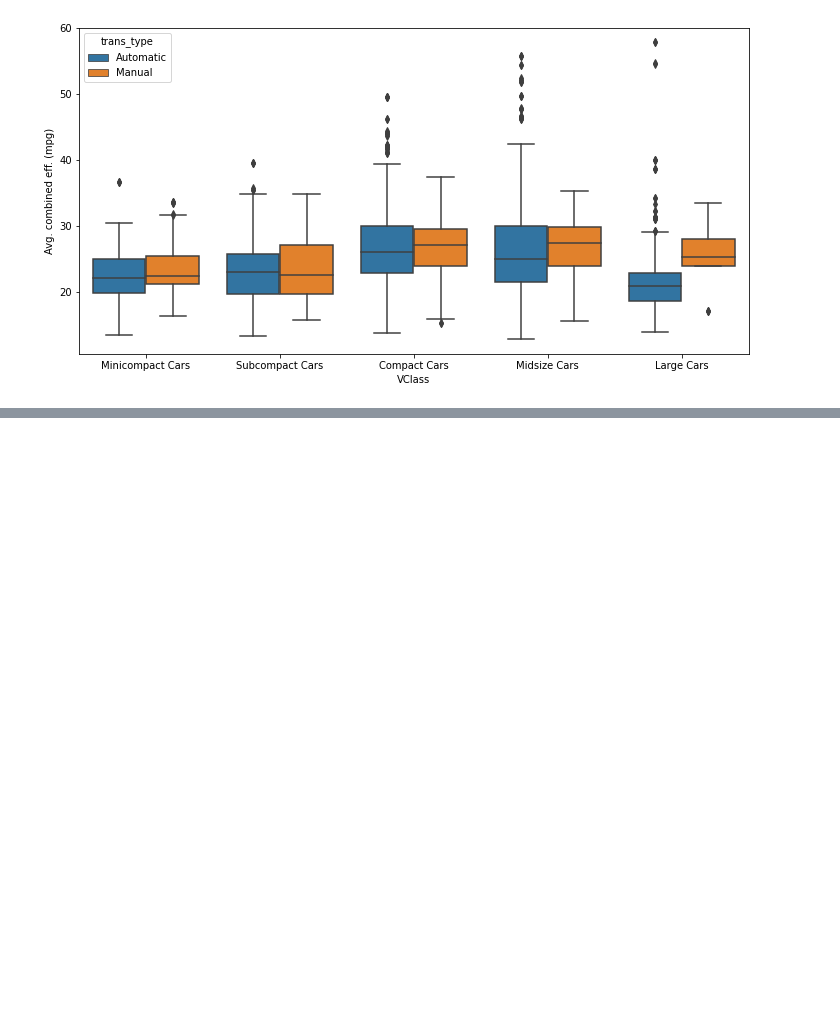
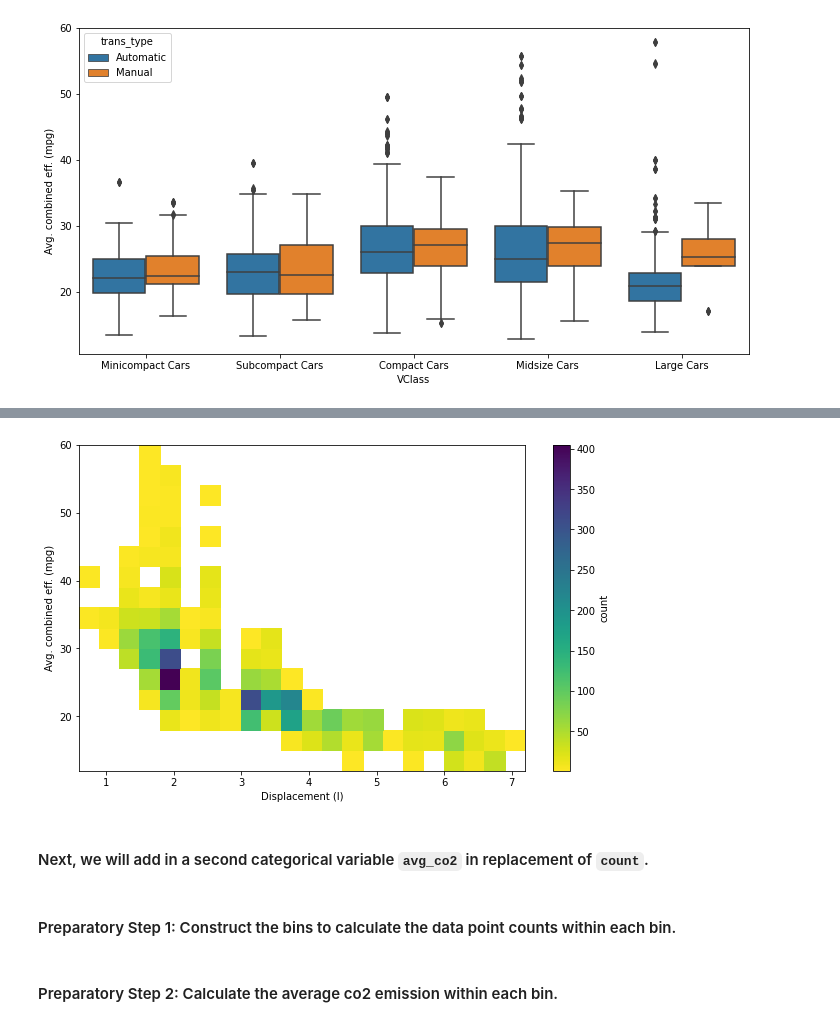
Before and after one commit to Alex-YuZ/Data-Visualization, a Jupyter notebook: Faceting.ipynb, the cells around one changed output, grey strips where cells are left out. Drawn from its saved outputs; the diff is of its cells as text; code cells hidden in the pictures; blank space fills up the shorter version.

Commit message:
feat: Add multivaraite examples of heatmap

```diff
--- a/Faceting.ipynb
+++ b/Faceting.ipynb
@@ -387,0 +404,20 @@ plt.ylabel('Avg. combined eff. (mpg)');
+# %%
+plt.figure(figsize=(10, 6))
+
+bins_x = np.arange(.6, 7+.3, .3)
+bins_y = np.arange(12, 58+3, 3)
+
+plt.hist2d(data=fuel_econ, x='displ', y='comb', cmap='viridis_r', cmin=0.1, bins=[bins_x, bins_y]);
+
+plt.xlabel('Displacement (l)')
+plt.ylabel('Avg. combined eff. (mpg)')
+
+plt.colorbar(label='count');
+# %% [output]
+[figure, added]
+# %% [markdown]
+#### Next, we will add in a second categorical variable `avg_co2` in replacement of `count`.
+# %% [markdown]
+#### Preparatory Step 1: Construct the bins to calculate the data point counts  within each bin.
+# %% [markdown]
+#### Preparatory Step 2: Calculate the average co2 emission  within each bin.
```
Also changed, not shown: parts of 33 cells of this notebook.
